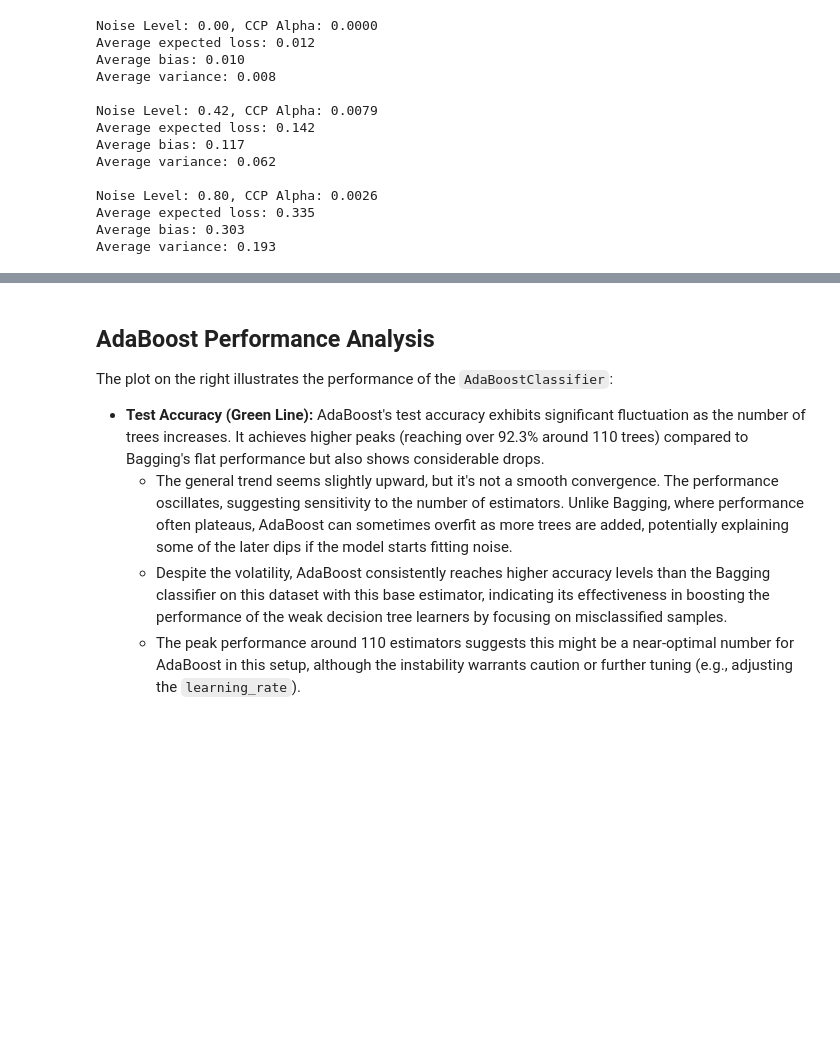
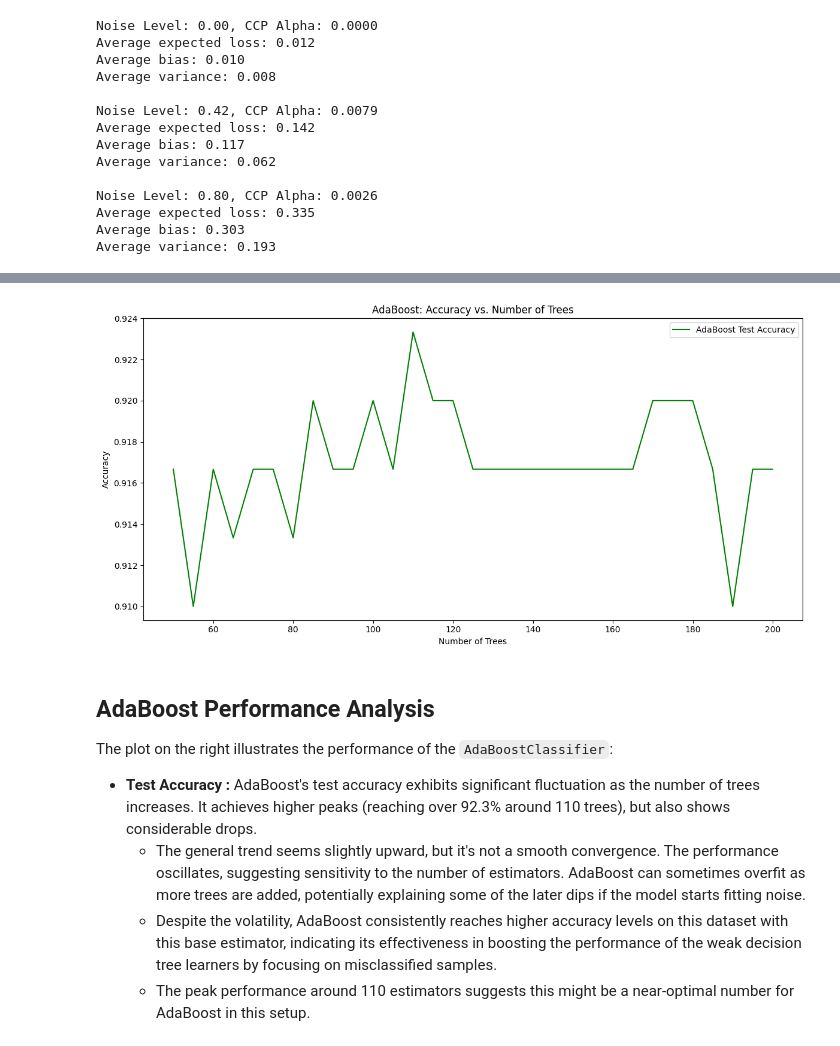
Before and after one commit to cosmintianu/ML-Algorithms-Behavior-Analysis, a Jupyter notebook: MainRazvi.ipynb, the cells around one changed output, grey strips where cells are left out. Cells and saved outputs as stored; diff of their text form; code cells hidden in the pictures; blank space fills up the shorter version.

```diff
--- a/MainRazvi.ipynb
+++ b/MainRazvi.ipynb
@@ -564,9 +538,34 @@ The plot on the left shows the performance of the `BaggingClassifier` as the num
+# %%
+# AdaBoost
+for n_estimators in n_estimators_range:
+    # AdaBoost Classifier
+    adaboost_clf = AdaBoostClassifier(estimator=base_clf, n_estimators=n_estimators, random_state=42)
+    adaboost_clf.fit(X_train, y_train)
+
+    # Store accuracy
+    y_pred_adaboost = adaboost_clf.predict(X_test)
+    adaboost_accuracies.append(accuracy_score(y_test, y_pred_adaboost))
+
+# Plot learning curves
+plt.figure(figsize=(12, 6))
+
+# Plot AdaBoost accuracy
+plt.plot(n_estimators_range, adaboost_accuracies, label='AdaBoost Test Accuracy', color='green')
+plt.title("AdaBoost: Accuracy vs. Number of Trees")
+plt.xlabel("Number of Trees")
+plt.ylabel("Accuracy")
+plt.legend()
+
+plt.tight_layout()
+plt.show()
+# %% [output]
+[figure, added]
 # %% [markdown]
 ## AdaBoost Performance Analysis
 
 The plot on the right illustrates the performance of the `AdaBoostClassifier`:
 
-* **Test Accuracy (Green Line):** AdaBoost's test accuracy exhibits significant fluctuation as the number of trees increases. It achieves higher peaks (reaching over 92.3% around 110 trees) compared to Bagging's flat performance but also shows considerable drops.
-    * The general trend seems slightly upward, but it's not a smooth convergence. The performance oscillates, suggesting sensitivity to the number of estimators. Unlike Bagging, where performance often plateaus, AdaBoost can sometimes overfit as more trees are added, potentially explaining some of the later dips if the model starts fitting noise.
-    * Despite the volatility, AdaBoost consistently reaches higher accuracy levels than the Bagging classifier on this dataset with this base estimator, indicating its effectiveness in boosting the performance of the weak decision tree learners by focusing on misclassified samples.
-    * The peak performance around 110 estimators suggests this might be a near-optimal number for AdaBoost in this setup, although the instability warrants caution or further tuning (e.g., adjusting the `learning_rate`).
+* **Test Accuracy :** AdaBoost's test accuracy exhibits significant fluctuation as the number of trees increases. It achieves higher peaks (reaching over 92.3% around 110 trees), but also shows considerable drops.
+    * The general trend seems slightly upward, but it's not a smooth convergence. The performance oscillates, suggesting sensitivity to the number of estimators. AdaBoost can sometimes overfit as more trees are added, potentially explaining some of the later dips if the model starts fitting noise.
+    * Despite the volatility, AdaBoost consistently reaches higher accuracy levels on this dataset with this base estimator, indicating its effectiveness in boosting the performance of the weak decision tree learners by focusing on misclassified samples.
+    * The peak performance around 110 estimators suggests this might be a near-optimal number for AdaBoost in this setup.
```
Also changed, not shown: parts of 4 cells of this notebook, 1 other file.
